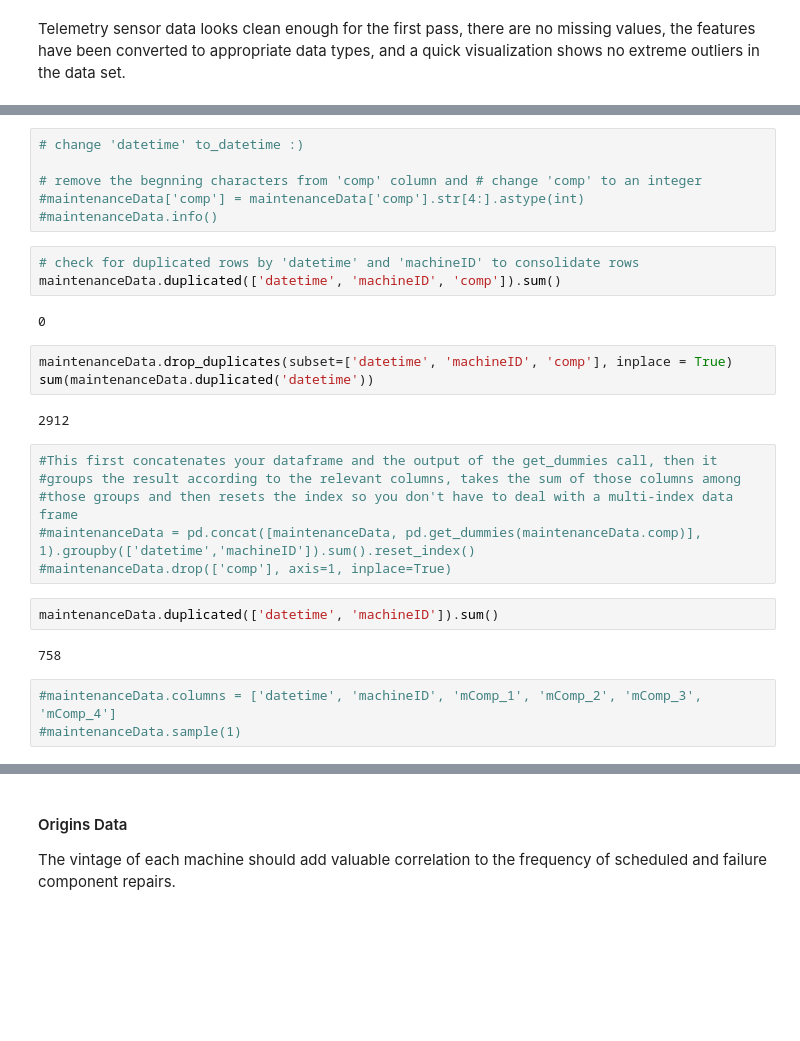
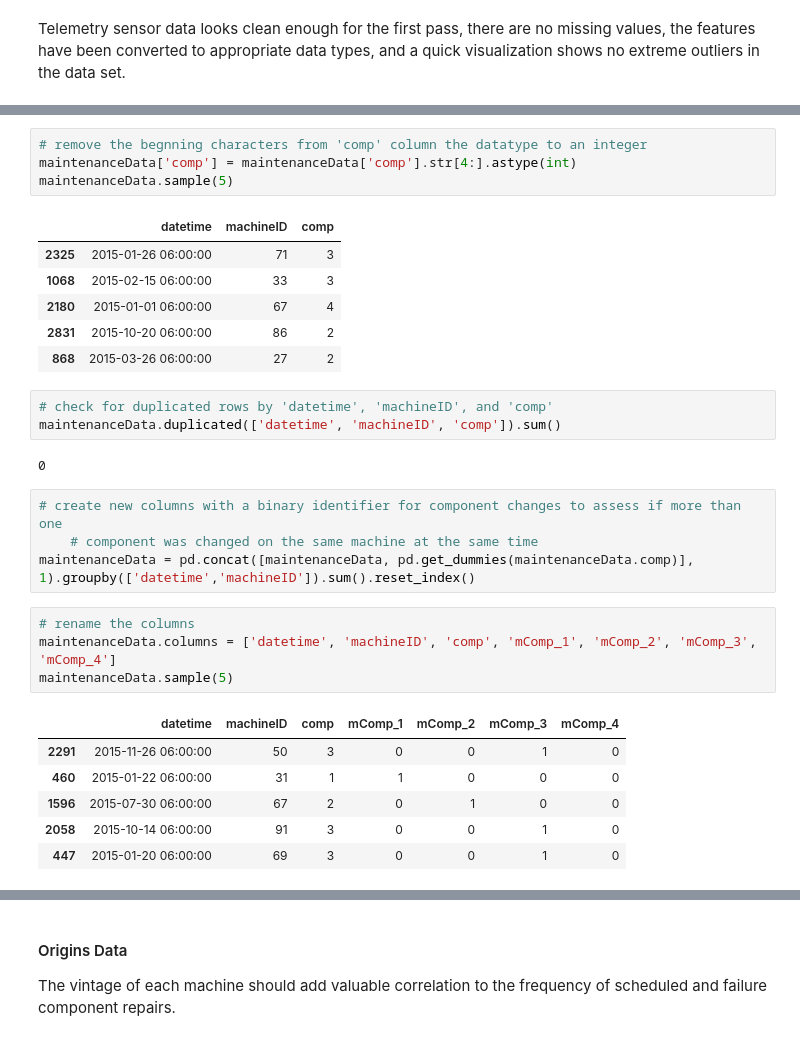
Before and after one commit to 55thSwiss/Kaggle, a Jupyter notebook: MPred/MPred_v3.ipynb, the cells around one changed output, grey strips where cells are left out. Drawn from its saved outputs; the diff is of its cells as text; blank space fills up the shorter version.

```diff
--- a/MPred/MPred_v3.ipynb
+++ b/MPred/MPred_v3.ipynb
@@ -315,29 +310,31 @@ maintenanceData.sample(3)
 # %%
-# change 'datetime' to_datetime :)
-
-# remove the begnning characters from 'comp' column and # change 'comp' to an integer
-#maintenanceData['comp'] = maintenanceData['comp'].str[4:].astype(int)
-#maintenanceData.info()
+# remove the begnning characters from 'comp' column the datatype to an integer
+maintenanceData['comp'] = maintenanceData['comp'].str[4:].astype(int)
+maintenanceData.sample(5)
+# %% [output]
+|  | datetime | machineID | comp |
+| 2325 | 2015-01-26 06:00:00 | 71 | 3 |
+| 1068 | 2015-02-15 06:00:00 | 33 | 3 |
+| 2180 | 2015-01-01 06:00:00 | 67 | 4 |
+| 2831 | 2015-10-20 06:00:00 | 86 | 2 |
+| 868 | 2015-03-26 06:00:00 | 27 | 2 |
 # %%
-# check for duplicated rows by 'datetime' and 'machineID' to consolidate rows
+# check for duplicated rows by 'datetime', 'machineID', and 'comp'
 maintenanceData.duplicated(['datetime', 'machineID', 'comp']).sum()
 # %% [output]
 0
-# %%
-maintenanceData.drop_duplicates(subset=['datetime', 'machineID', 'comp'], inplace = True)
-sum(maintenanceData.duplicated('datetime'))
-# %% [output]
-2912
-# %%
-#This first concatenates your dataframe and the output of the get_dummies call, then it
-#groups the result according to the relevant columns, takes the sum of those columns among
-#those groups and then resets the index so you don't have to deal with a multi-index data frame
-#maintenanceData = pd.concat([maintenanceData, pd.get_dummies(maintenanceData.comp)], 1).groupby(['datetime','machineID']).sum().reset_index()
-#maintenanceData.drop(['comp'], axis=1, inplace=True)
-# %%
-maintenanceData.duplicated(['datetime', 'machineID']).sum()
-# %% [output]
-758
+# %%
+# create new columns with a binary identifier for component changes to assess if more than one
+    # component was changed on the same machine at the same time
+maintenanceData = pd.concat([maintenanceData, pd.get_dummies(maintenanceData.comp)], 1).groupby(['datetime','machineID']).sum().reset_index()
 # %%
-#maintenanceData.columns = ['datetime', 'machineID', 'mComp_1', 'mComp_2', 'mComp_3', 'mComp_4']
-#maintenanceData.sample(1)
+# rename the columns
+maintenanceData.columns = ['datetime', 'machineID', 'comp', 'mComp_1', 'mComp_2', 'mComp_3', 'mComp_4']
+maintenanceData.sample(5)
+# %% [output]
+|  | datetime | machineID | comp | mComp_1 | mComp_2 | mComp_3 | mComp_4 |
+| 2291 | 2015-11-26 06:00:00 | 50 | 3 | 0 | 0 | 1 | 0 |
+| 460 | 2015-01-22 06:00:00 | 31 | 1 | 1 | 0 | 0 | 0 |
+| 1596 | 2015-07-30 06:00:00 | 67 | 2 | 0 | 1 | 0 | 0 |
+| 2058 | 2015-10-14 06:00:00 | 91 | 3 | 0 | 0 | 1 | 0 |
+| 447 | 2015-01-20 06:00:00 | 69 | 3 | 0 | 0 | 1 | 0 |
```
Also changed, not shown: parts of 23 cells of this notebook.
